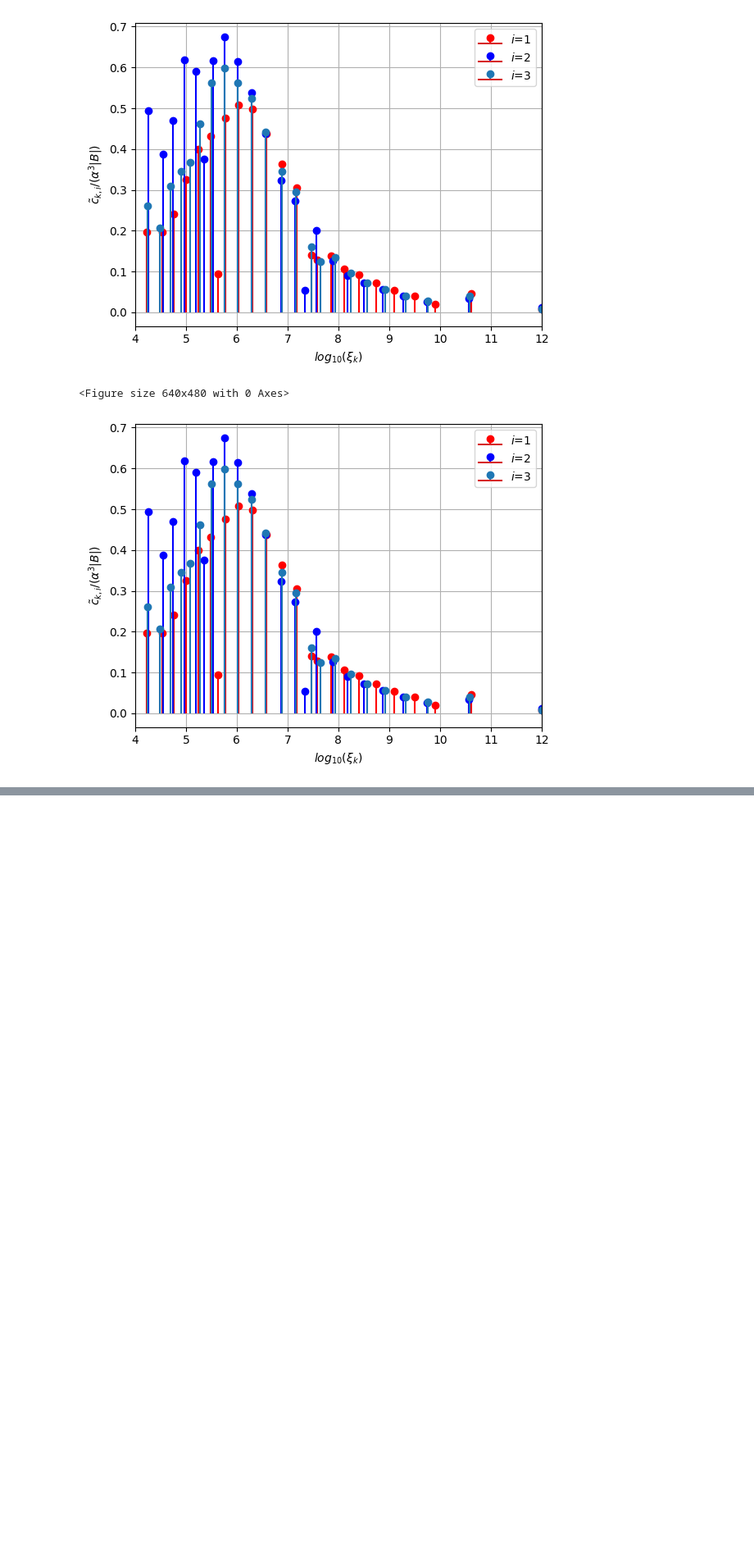
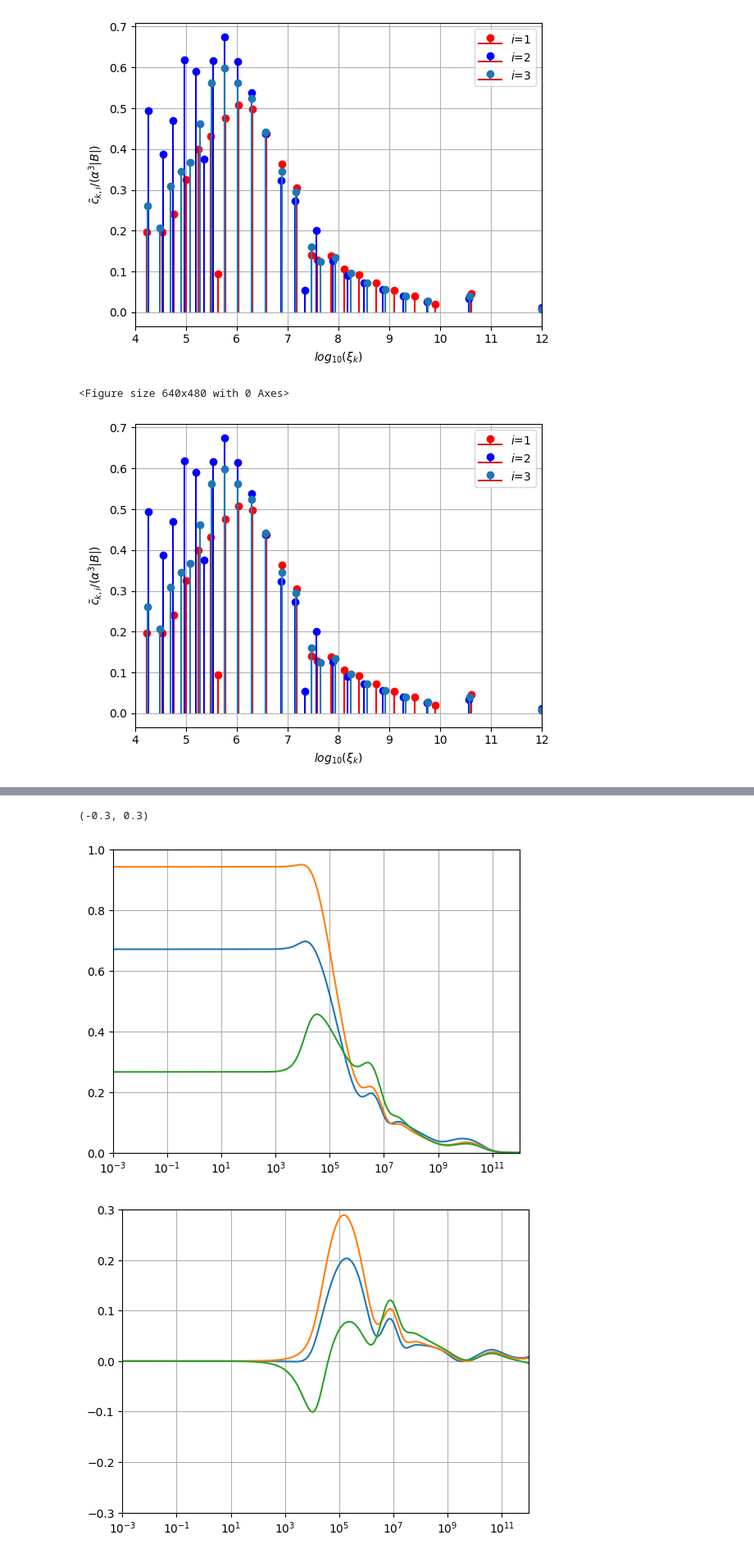
Before and after one commit to MPT-Calculator/MPT-Calculator, a Jupyter notebook: tet_spectrum_results.ipynb, the cells around one changed output, grey strips where cells are left out. Shown at 82% size. Saved outputs shown, nothing was run; the diff lists cells and outputs as text; code cells hidden in the pictures; blank space fills up the shorter version.

```diff
--- a/tet_spectrum_results.ipynb
+++ b/tet_spectrum_results.ipynb
@@ -460,0 +470,71 @@ plt.show()
+# %%
+N=len(Omega)
+dum,Q=np.linalg.eig(Minftet)
+ord=np.argsort(dum)
+Qs=Q[:,ord]
+dum=dum[ord]
+#print(dum,ord)
+#print(np.diag(np.transpose(Qs)@Minftet@Qs))
+dum,Qminf=np.linalg.eig(Minfminf)
+ord=np.argsort(dum)
+Qsminf=Qminf[:,ord]
+
+
+#print(Minftet,Minfminf)
+#print(dum,np.diag(Q@Minfminf@np.transpose(Q)),np.linalg.eig(Minfminf))
+
+# Compute eigenvalues based on Q
+for n in range(N):
+
+    MPT=np.zeros((3,3),dtype=complex)
+    MPT[0,0]=TensorArraytet[n,0]
+    MPT[0,1]=TensorArraytet[n,1]
+    MPT[0,2]=TensorArraytet[n,2]
+    MPT[1,0]=TensorArraytet[n,3]
+    MPT[1,1]=TensorArraytet[n,4]
+    MPT[1,2]=TensorArraytet[n,5]
+    MPT[2,0]=TensorArraytet[n,6]
+    MPT[2,1]=TensorArraytet[n,7]
+    MPT[2,2]=TensorArraytet[n,8]
+    Eigenvaluestet[n,:]=np.diag(np.transpose(Qs)@MPT@Qs)
+    MPT[0,0]=TensorArrayminf[n,0]
+    MPT[0,1]=TensorArrayminf[n,1]
+    MPT[0,2]=TensorArrayminf[n,2]
+    MPT[1,0]=TensorArrayminf[n,3]
+    MPT[1,1]=TensorArrayminf[n,4]
+    MPT[1,2]=TensorArrayminf[n,5]
+    MPT[2,0]=TensorArrayminf[n,6]
+    MPT[2,1]=TensorArrayminf[n,7]
+    MPT[2,2]=TensorArrayminf[n,8]
+    Eigenvaluesminf[n,:]=np.diag(np.transpose(Qsminf)@MPT@Qsminf)
+
+
+
+for i in range(3):
+
+
+
+
+    plt.figure(1)
+    #plt.semilogx(Omega,np.real(DRSF)/(alpha**3*vol),'x',label=r"Computed (DRSF $M=500$) $\lambda_i({\cal R})$, $i=$"+str(i+1))
+    plt.semilogx(Omega,np.real(Eigenvaluestet[:,i])/(alpha**3*vol)-np.real(Eigenvaluesminf[:,i])/(alpha**3*vol),label=r"MPT-Calculator $\lambda_i({\cal R})$, $i=$"+str(i+1))
+
+
+
+    plt.figure(2)
+    plt.semilogx(Omega,np.imag(Eigenvaluestet[:,i])/(alpha**3*vol)-np.imag(Eigenvaluesminf[:,i])/(alpha**3*vol),label=r"MPT-Calculator $\lambda_i({\cal R})$, $i=$"+str(i+1))
+
+
+plt.figure(1)
+plt.grid()
+plt.xlim([1e-3,1e12])
+plt.ylim([0,1])
+
+plt.figure(2)
+plt.grid()
+plt.xlim([1e-3,1e12])
+plt.ylim([-0.3,0.3])
+# %% [output]
+(-0.3, 0.3)
+[figure, added]
+[figure, added]
```
Also changed, not shown: parts of 7 cells of this notebook, 12 other files.
